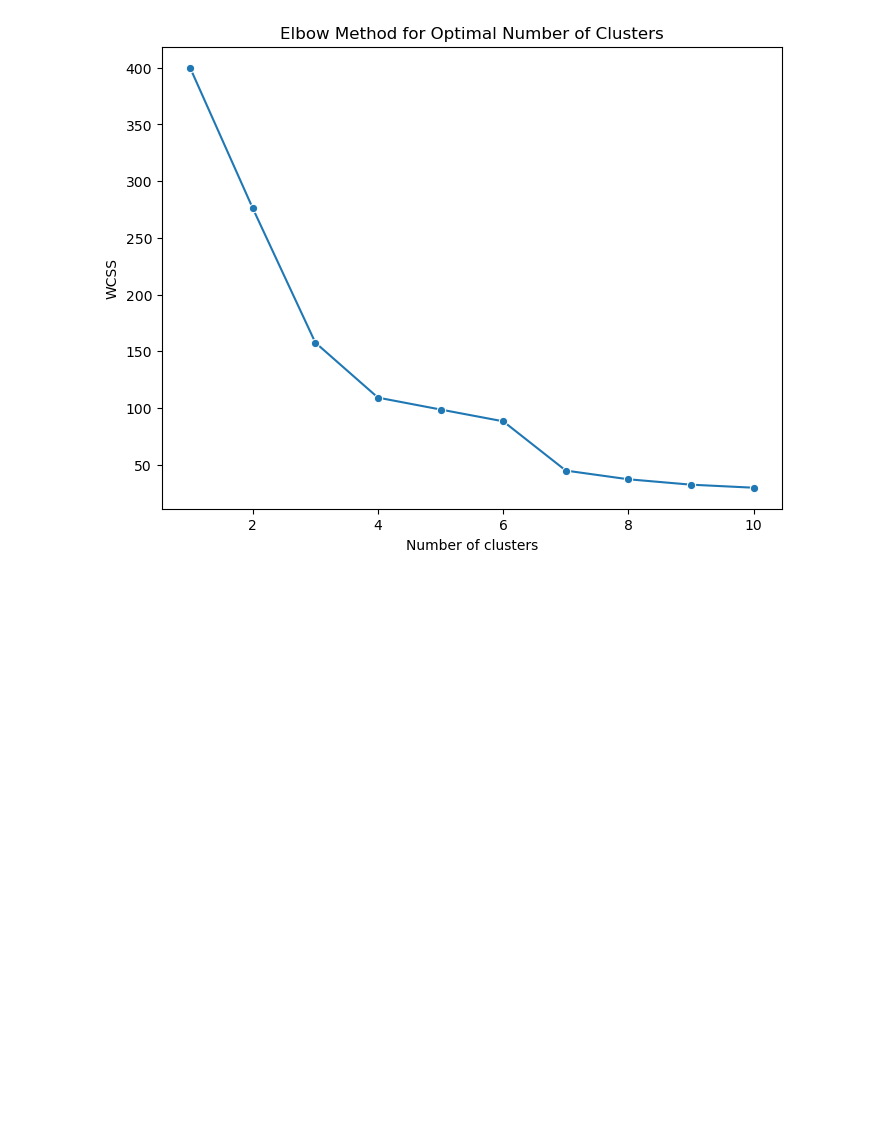
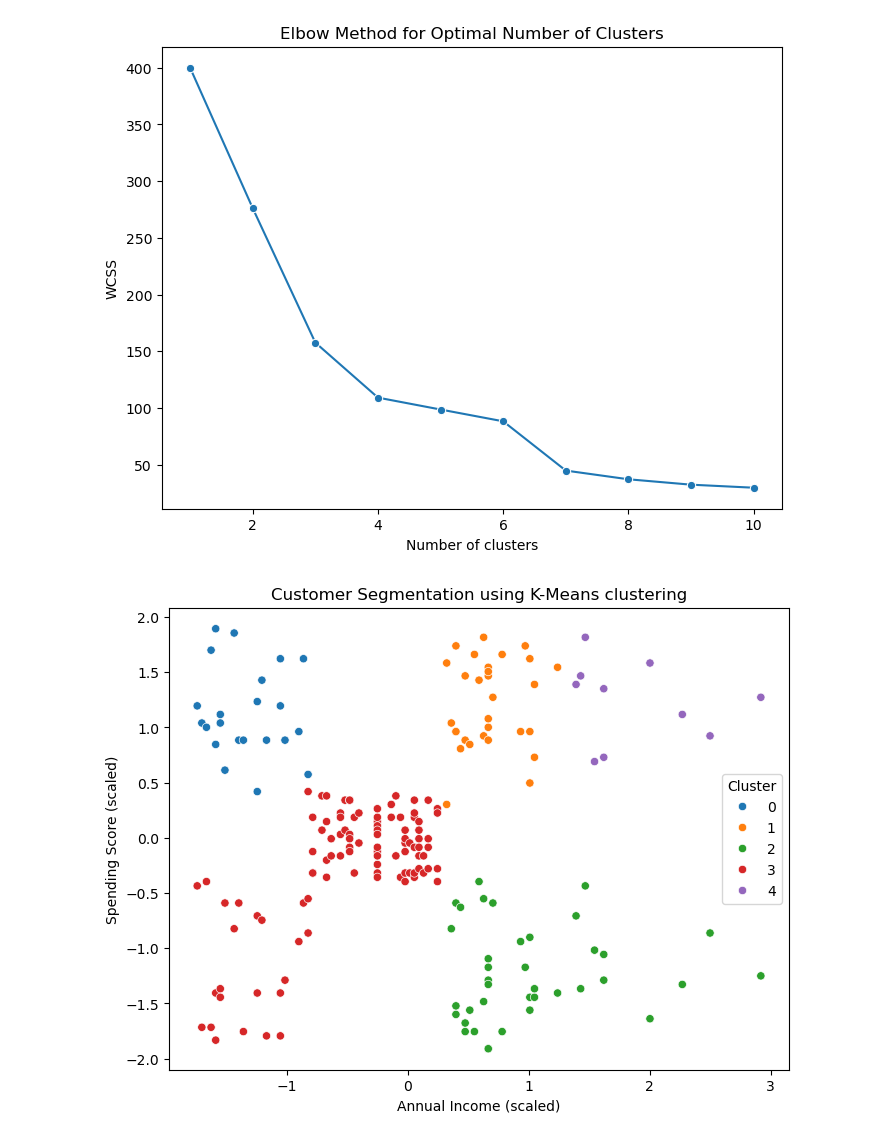
Before and after one commit to aashoday/fml-lab, a Jupyter notebook: notebooks/assignment_1.ipynb, the cells around one changed output. Drawn from its saved outputs; the diff is of its cells as text; code cells hidden in the pictures; blank space fills up the shorter version.

Commit message:
Add cluster visualization.

```diff
--- a/notebooks/assignment_1.ipynb
+++ b/notebooks/assignment_1.ipynb
@@ -197,4 +197,24 @@ plt.show()
 # %%
 # Train K-Means Model
 kmeans = KMeans(n_clusters=5, random_state=RANDOM_SEED)
-clusters = lmeans.fit_predict(X_
+clusters = kmeans.fit_predict(X_cluster_scaled)
+
+df["cluster"] = clusters
+# %%
+# Cluster Visualization
+plt.figure(figsize=(8,6))
+
+sns.scatterplot(
+    x=X_cluster_scaled[:, 0],
+    y=X_cluster_scaled[:, 1],
+    hue=clusters,
+    palette="tab10"
+)
+
+plt.xlabel("Annual Income (scaled)")
+plt.ylabel("Spending Score (scaled)")
+plt.title("Customer Segmentation using K-Means clustering")
+plt.legend(title="Cluster")
+plt.show()
+# %% [output]
+[figure, added]
```
